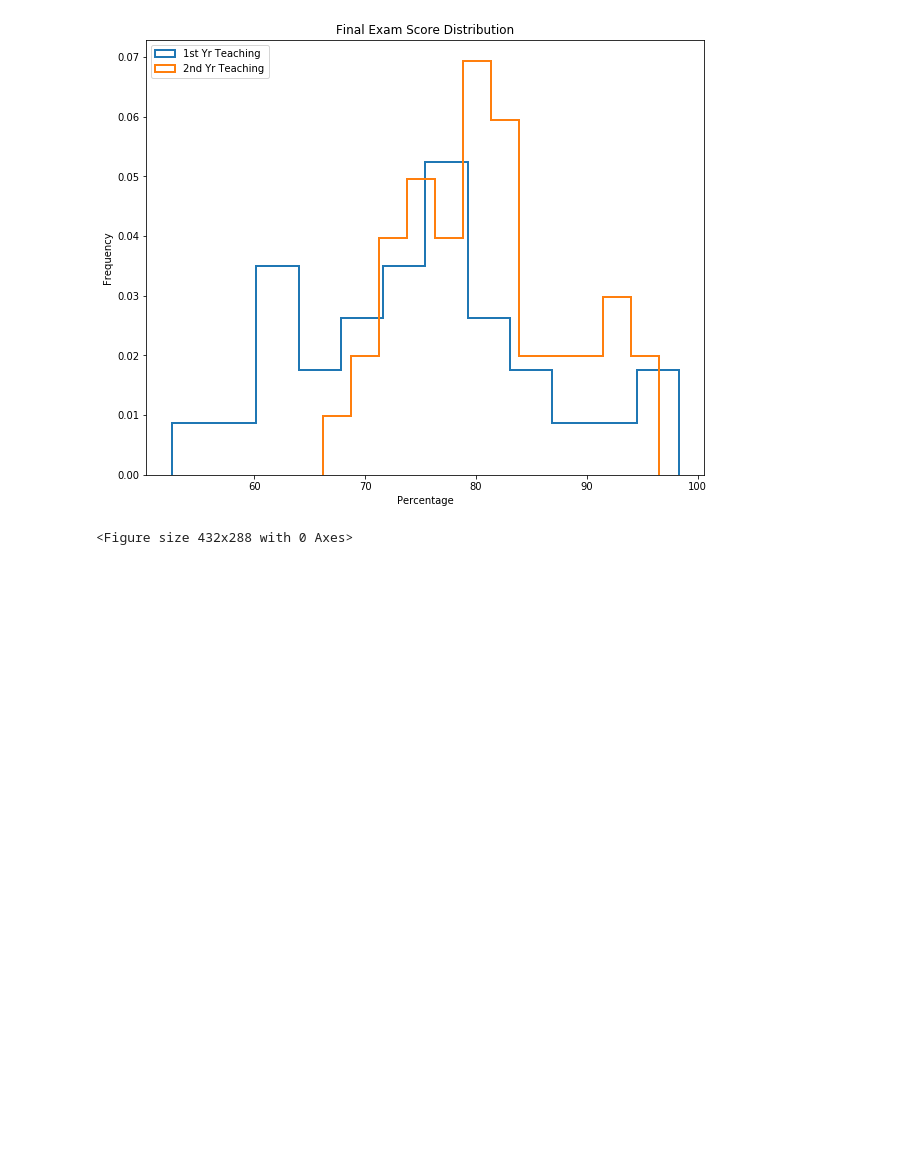
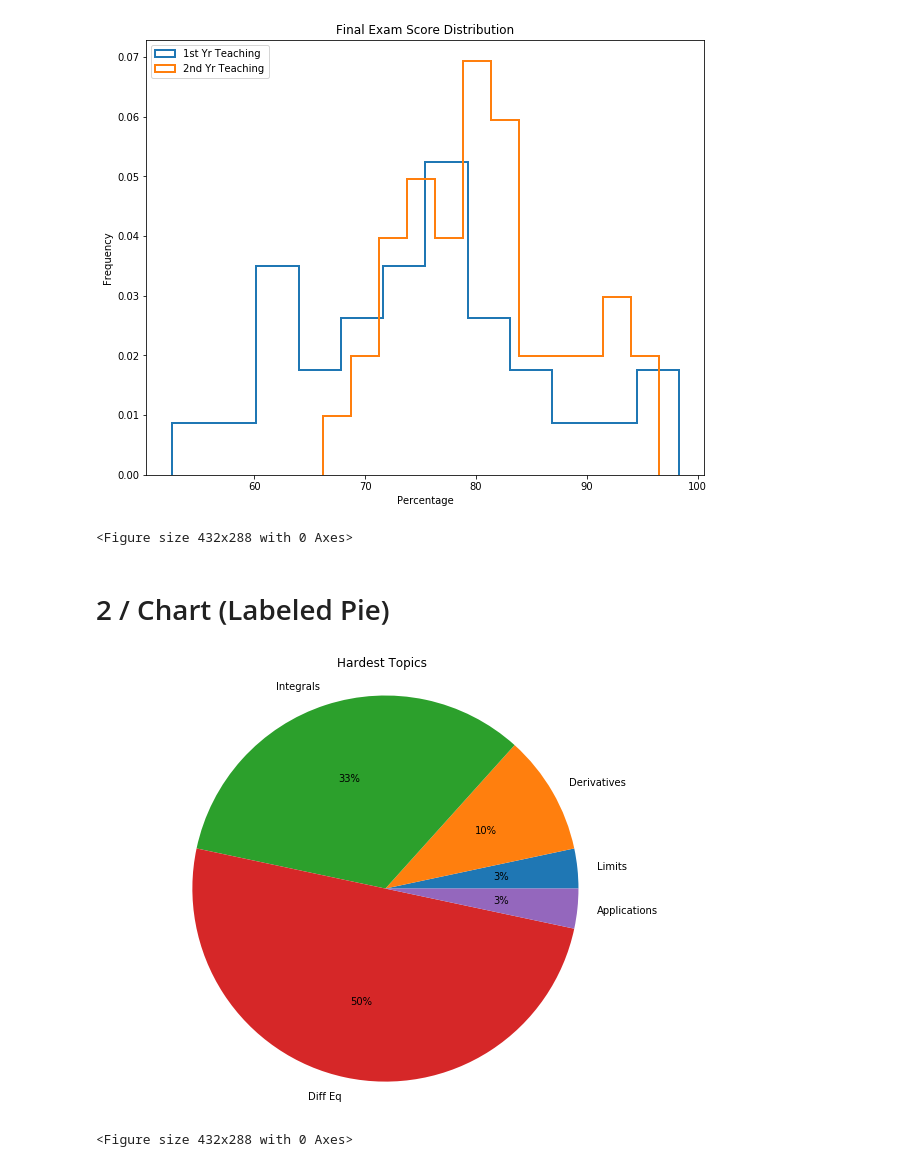
Before and after one commit to santinon/big_data, a Jupyter notebook: Matplotlib .ipynb, the cells around one changed output. Cells and saved outputs as stored; diff of their text form; code cells hidden in the pictures; blank space fills up the shorter version.

Commit message:
data visualization

```diff
--- a/Matplotlib .ipynb
+++ b/Matplotlib .ipynb
@@ -36,3 +35,28 @@ The 'normed' kwarg was deprecated in Matplotlib 2.1 and will be removed in 3.1.
   # Remove the CWD from sys.path while we load stuff.
 [figure]
 <Figure size 432x288 with 0 Axes>
+# %% [markdown]
+
+
+
+# 2 / Chart (Labeled Pie)
+# %%
+from matplotlib import pyplot as plt
+
+# the lists are iterated in the same order (limits = 1 = 3%, derivatives = 3 = 10%, integrals = 10 = 33%, diff eq = 15 = 50%, applications = 1 = 3%)
+# it turns all like a cycle from right to the left. If you change the order you will see it on the graph
+unit_topics = ['Limits', 'Derivatives', 'Integrals', 'Diff Eq', 'Applications'] # is a list
+num_hardest_reported = [1, 3, 10, 15, 1] # is a list
+
+# Creation plot here
+plt.figure(figsize=(10,8))
+plt.pie(num_hardest_reported, labels=unit_topics, autopct="%1d%%") # "num_hardest_reported" are the slices and labeled with the corresponding topics. "autopct" puts a percentage label on each slice
+
+plt.axis('equal') # Set axes to be 'equal'
+plt.title('Hardest Topics')
+
+plt.show()
+plt.savefig("my_pie_chart.png")
+# %% [output]
+[figure, added]
+<Figure size 432x288 with 0 Axes>
```
Also changed, not shown: parts of 2 cells of this notebook, 1 other file.
